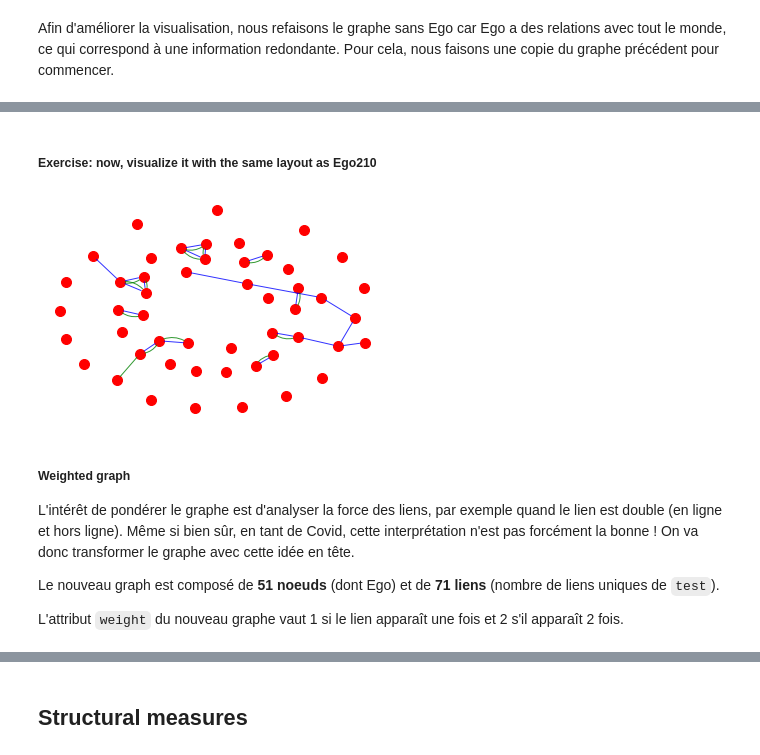
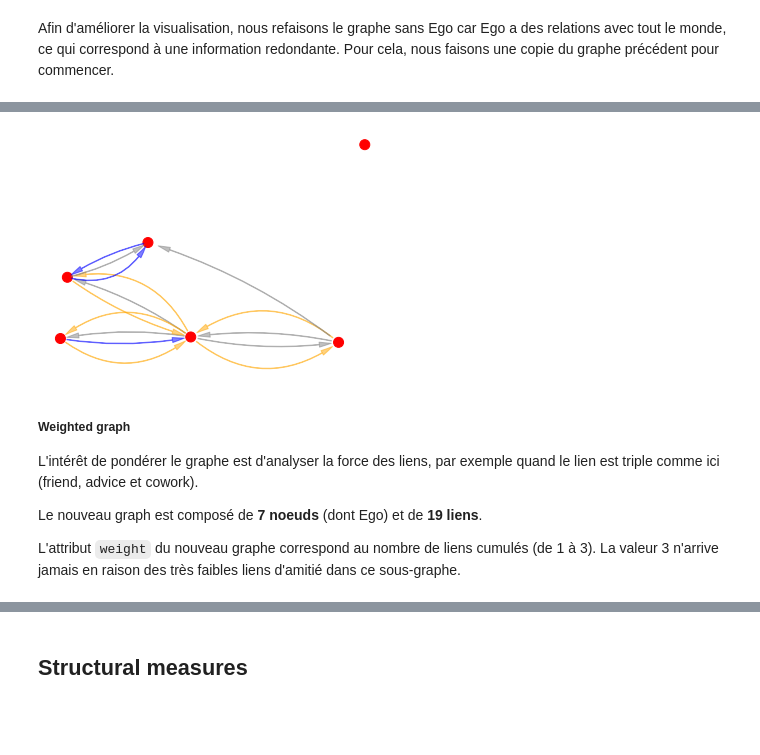
Before and after one commit to ARKEnsae/DM_Analyse_Reseaux, a Jupyter notebook: CC3/Exos_24Feb2021_KA.ipynb, the cells around one changed output, grey strips where cells are left out. Saved outputs shown, nothing was run; the diff lists cells and outputs as text; code cells hidden in the pictures; blank space fills up the shorter version.

```diff
--- a/CC3/Exos_24Feb2021_KA.ipynb
+++ b/CC3/Exos_24Feb2021_KA.ipynb
@@ -1257,0 +1319,8 @@ Average degree:   1.9216
+# %%
+## Subset graph: take only advice ties
+
+# take subset of relevant edges
+c = [(u, v) for (u, v, d) in EgoGraph.edges(data=True) if d["Type"] =='cowork']
+# create graph
+EgoGraphc = nx.DiGraph(c)
+print(nx.info(EgoGraphc))
@@ -1257,0 +1336,6 @@ Average degree:   1.9216
+# %%
+# match with nodes table to add isolates
+EgoGraphc.add_nodes_from(list(EgoGraph.nodes()))
+
+# view results
+print(nx.info(EgoGraphc))
@@ -1261,9 +1383,9 @@ Average degree:   1.9216
 Afin d'améliorer la visualisation, nous refaisons le graphe sans Ego car Ego a des relations avec tout le monde, ce qui correspond à une information redondante. Pour cela, nous faisons une copie du graphe précédent pour commencer.
 # %%
 # Graph without Ego
-Ego210_noEgo = Ego210.copy()
-Ego210_noEgo.remove_node(210)
+EgoGraph_noEgo = EgoGraph.copy()
+EgoGraph_noEgo.remove_node(num_ego)
 # View results
-print(nx.info(Ego210_noEgo))
+print(nx.info(EgoGraph_noEgo))
 # %% [output]
 Name:
@@ -1280,51 +1397,50 @@ La densité est faible et peut s'interpréter de deux manières :
-# %% [markdown]
-##### Exercise: now, visualize it with the same layout as Ego210
 # %%
 # Visualization with differences by types
 
-#Colors : blue for offline and green for online
+#Colors : blue for friend, grey for advice and orange for cowork
 edge_color = []
-for edge in list(Ego210_noEgo.edges(data=True)):
-    if list(edge[2].values())==[1]:
+for edge in list(EgoGraph_noEgo.edges(data=True)):
+    if list(edge[2].values())==['friend']:
         edge_color.append('blue')
+    elif list(edge[2].values())==['advice']:
+        edge_color.append('grey')
     else:
-        edge_color.append('green')
+        edge_color.append('orange')
 
-# keep the same layout as before ("pos") to compare
-# draw nodes according to layoabsut
-nx.draw_networkx_nodes(Ego210_noEgo, pos, node_color = 'r', node_size = 100, alpha = 1)
+
+node_color = creer_vect_couleur(EgoGraph_noEgo, [num_ego])
+
 # use matplotlib to draw edges
 ax = plt.gca()
 
-
-for i in range(len(Ego210_noEgo.edges)):
-    e = list(Ego210_noEgo.edges)[i]
+for i in range(len(EgoGraph_noEgo.edges)):
+    e = list(EgoGraph_noEgo.edges)[i]
     ax.annotate("",
                 xy=pos[e[0]], xycoords='data',
                 xytext=pos[e[1]], textcoords='data',
-                arrowprops=dict(arrowstyle="-", #multi-graph but not oriented
-                                color=edge_color[i],
-                                alpha=0.8,
-                                shrinkA=5, shrinkB=5,
+                arrowprops=dict(color=edge_color[i],
+                                alpha=0.5,
+                                width = 0.5,
+                                headwidth = 5,
+                                shrink=0.05,
                                 patchA=None, patchB=None,
-                                #arc3,rad=rrr : permet de faire des courbes plutôt que des lignes
-                                #au lieu de donner une même valeur pour toutes les courbes, je donne
-                                #une valeur différente pour type 1 et type 2.
-                                connectionstyle="arc3,rad=rrr".replace('rrr',str(0.3*e[2])),
+                                connectionstyle="arc3,rad=rrr".replace('rrr',str(0.3*(e[2]+0.3)))
                                 ),
                 )
 plt.axis('off')
+# draw nodes according to layout
+nx.draw_networkx_nodes(EgoGraph_noEgo, pos, node_color = node_color, node_size = 100, alpha = 1)
 plt.show()
 # %% [output]
-[figure, old version]
+[figure, new version]
 # %% [markdown]
 ##### Weighted graph
 
-L'intérêt de pondérer le graphe est d'analyser la force des liens, par exemple quand le lien est double (en ligne et hors ligne). Même si bien sûr, en tant de Covid, cette interprétation n'est pas forcément la bonne ! On va donc transformer le graphe avec cette idée en tête.
+L'intérêt de pondérer le graphe est d'analyser la force des liens, par exemple quand le lien est triple comme ici (friend, advice et cowork).
 
-Le nouveau graph est composé de **51 noeuds** (dont Ego) et de **71 liens** (nombre de liens uniques de `test`).
+Le nouveau graph est composé de **7 noeuds** (dont Ego) et de **19 liens**.
 
-L'attribut `weight` du nouveau graphe vaut 1 si le lien apparaît une fois et 2 s'il apparaît 2 fois.
+L'attribut `weight` du nouveau graphe correspond au nombre de liens cumulés (de 1 à 3). La valeur 3 n'arrive jamais en raison des très faibles liens d'amitié dans ce sous-graphe.
 # %%
 ## Create weighted undirected graph from multigraph
 # Idea : each tie has value 2 if it is both online and offline, 1 otherwise
```
Also changed, not shown: parts of 88 cells of this notebook.
